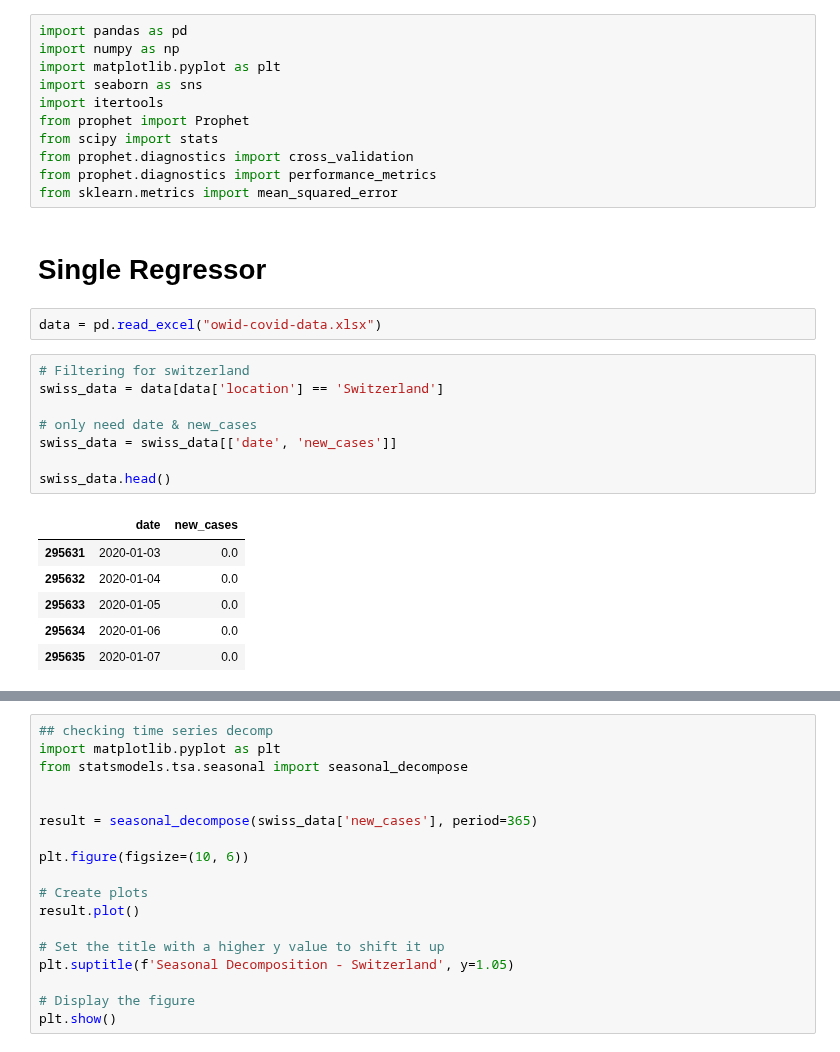
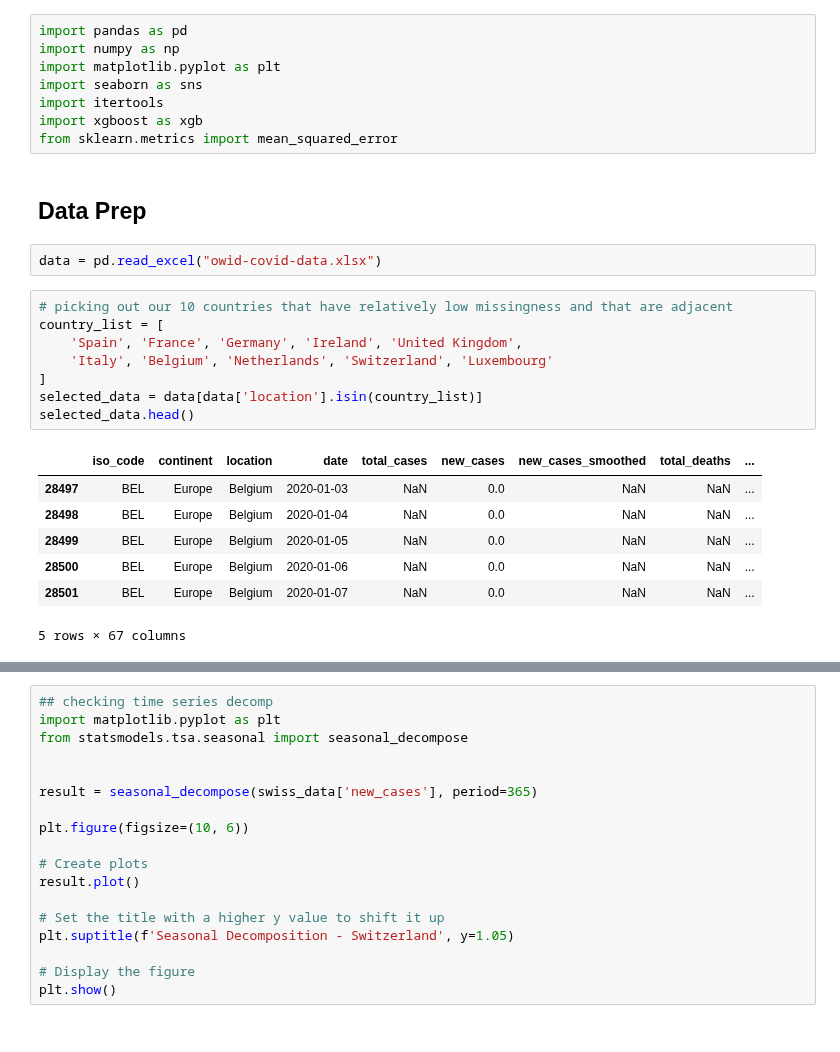
Before and after one commit to FYEH779/Stat-390-Project, a Jupyter notebook: xgboost_tim.ipynb, the cells around one changed output, grey strips where cells are left out. Cells and saved outputs as stored; diff of their text form.

```diff
--- a/xgboost_tim.ipynb
+++ b/xgboost_tim.ipynb
@@ -4,30 +4,28 @@ import numpy as np
 import matplotlib.pyplot as plt
 import seaborn as sns
 import itertools
-from prophet import Prophet
-from scipy import stats
-from prophet.diagnostics import cross_validation
-from prophet.diagnostics import performance_metrics
+import xgboost as xgb
 from sklearn.metrics import mean_squared_error
-# %% [markdown]
-# Single Regressor
+# %% [markdown]
+## Data Prep
 # %%
 data = pd.read_excel("owid-covid-data.xlsx")
-# %%
-# Filtering for switzerland
-swiss_data = data[data['location'] == 'Switzerland']
-
-# only need date & new_cases
-swiss_data = swiss_data[['date', 'new_cases']]
-
-swiss_data.head()
-# %% [output]
-|  | date | new_cases |
-| 295631 | 2020-01-03 | 0.0 |
-| 295632 | 2020-01-04 | 0.0 |
-| 295633 | 2020-01-05 | 0.0 |
-| 295634 | 2020-01-06 | 0.0 |
-| 295635 | 2020-01-07 | 0.0 |
+# %%
+# picking out our 10 countries that have relatively low missingness and that are adjacent
+country_list = [
+    'Spain', 'France', 'Germany', 'Ireland', 'United Kingdom',
+    'Italy', 'Belgium', 'Netherlands', 'Switzerland', 'Luxembourg'
+]
+selected_data = data[data['location'].isin(country_list)]
+selected_data.head()
+# %% [output]
+|  | iso_code | continent | location | date | total_cases | new_cases | new_cases_smoothed | total_deaths | ... |
+| 28497 | BEL | Europe | Belgium | 2020-01-03 | NaN | 0.0 | NaN | NaN | ... |
+| 28498 | BEL | Europe | Belgium | 2020-01-04 | NaN | 0.0 | NaN | NaN | ... |
+| 28499 | BEL | Europe | Belgium | 2020-01-05 | NaN | 0.0 | NaN | NaN | ... |
+| 28500 | BEL | Europe | Belgium | 2020-01-06 | NaN | 0.0 | NaN | NaN | ... |
+| 28501 | BEL | Europe | Belgium | 2020-01-07 | NaN | 0.0 | NaN | NaN | ... |
+5 rows × 67 columns
 # %%
 ## Plotting Switzerland
 
```
Also changed, not shown: parts of 1 cell of this notebook, 2 other files.
